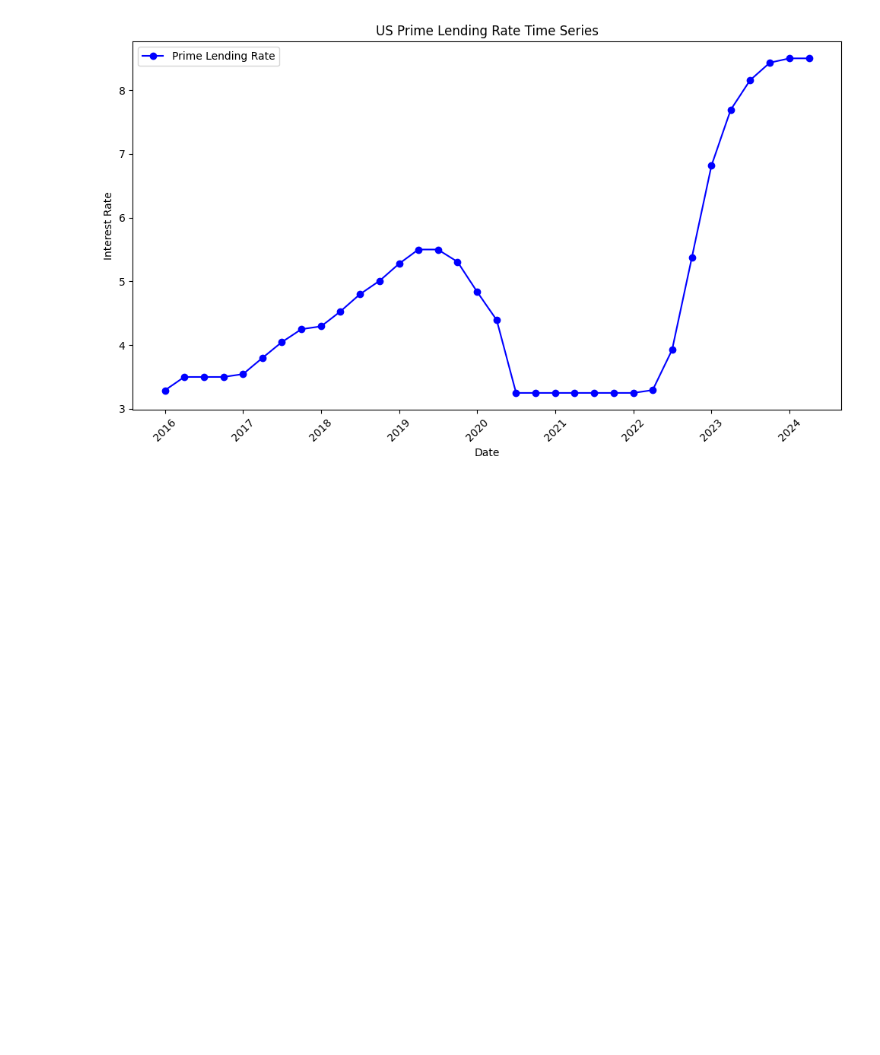
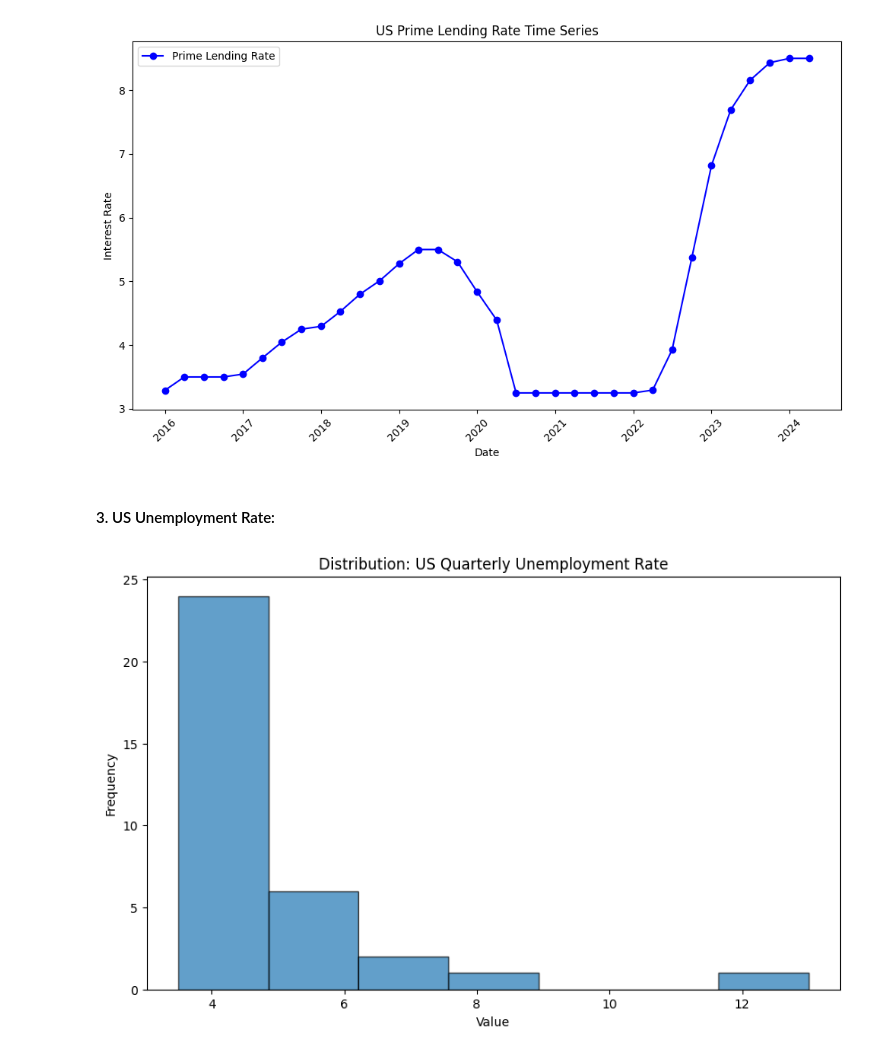
Before and after one commit to dylanvz95/WQU-FD-GWP, a Jupyter notebook: GWP1/DVZ_Step4_and_5.ipynb, the cells around one changed output. Cells and saved outputs as stored; diff of their text form; code cells hidden in the pictures; blank space fills up the shorter version.

Commit message:
Added Unemployment Rates

```diff
--- a/GWP1/DVZ_Step4_and_5.ipynb
+++ b/GWP1/DVZ_Step4_and_5.ipynb
@@ -236,3 +236,18 @@ plt.tight_layout()  # Adjust layout to prevent clipping of labels
 plt.show()
 # %% [output]
 [figure]
+# %% [markdown]
+#### 3. US Unemployment Rate:
+# %%
+#Analyze the distribution of the US Prime Lending Rate per quarter
+
+plt.figure(figsize=(10, 6))
+plt.hist(combined_df['unemployment_rate'], bins=7, edgecolor='black', alpha=0.7)
+plt.title('Distribution: US Quarterly Unemployment Rate')
+plt.xlabel('Value')
+plt.ylabel('Frequency')
+plt.grid(axis='y')
+plt.grid(visible=False)
+plt.show()
+# %% [output]
+[figure, added]
```
Also changed, not shown: parts of 1 cell of this notebook.
